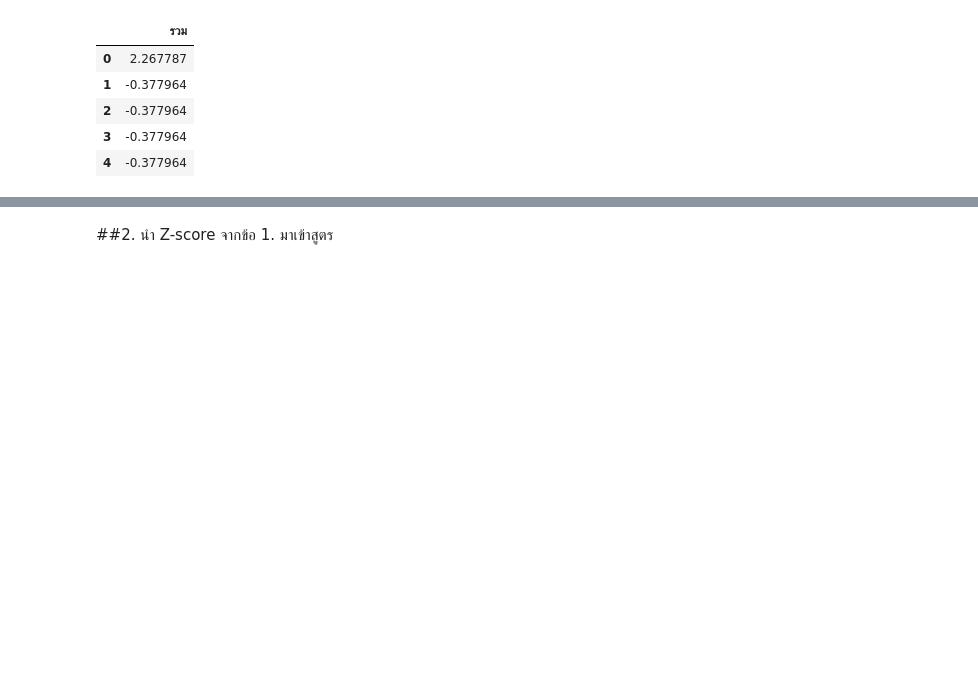
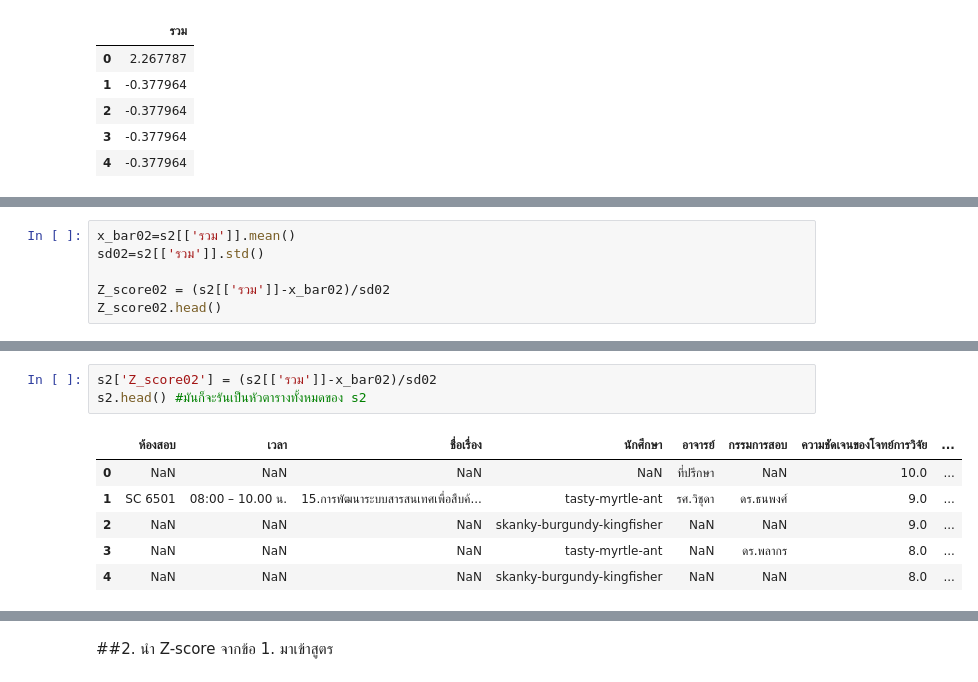
Before and after one commit to dinsor17/data_viz, a Jupyter notebook: DataViz_Midterm_2021.ipynb, the cells around one changed output, grey strips where cells are left out. Saved outputs shown, nothing was run; the diff lists cells and outputs as text; blank space fills up the shorter version.

```diff
--- a/DataViz_Midterm_2021.ipynb
+++ b/DataViz_Midterm_2021.ipynb
@@ -433,0 +507,6 @@ Z_sum10.head()
+# %%
+x_bar02=s2[['รวม']].mean()
+sd02=s2[['รวม']].std()
+
+Z_score02 = (s2[['รวม']]-x_bar02)/sd02
+Z_score02.head()
@@ -433,0 +543,10 @@ Z_sum10.head()
+# %%
+s2['Z_score02'] = (s2[['รวม']]-x_bar02)/sd02
+s2.head() #มันก็จะรันเป็นหัวตารางทั้งหมดของ s2
+# %% [output]
+|  | ห้องสอบ | เวลา | ชื่อเรื่อง | นักศึกษา | อาจารย์ | กรรมการสอบ | ความชัดเจนของโจทย์การวิจัย | ... |
+| 0 | NaN | NaN | NaN | NaN | ที่ปรึกษา | NaN | 10.0 | ... |
+| 1 | SC 6501 | 08:00 – 10.00 น. | 15.การพัฒนาระบบสารสนเทศเพื่อสืบค้... | tasty-myrtle-ant | รศ.วิชุดา | ดร.ธนพงศ์ | 9.0 | ... |
+| 2 | NaN | NaN | NaN | skanky-burgundy-kingfisher | NaN | NaN | 9.0 | ... |
+| 3 | NaN | NaN | NaN | tasty-myrtle-ant | NaN | ดร.พลากร | 8.0 | ... |
+| 4 | NaN | NaN | NaN | skanky-burgundy-kingfisher | NaN | NaN | 8.0 | ... |
```
Also changed, not shown: parts of 16 cells of this notebook.
